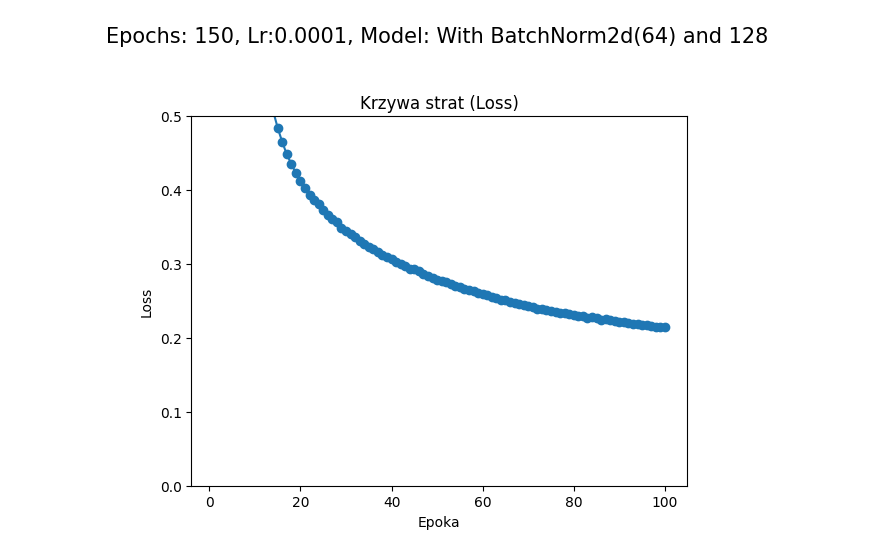
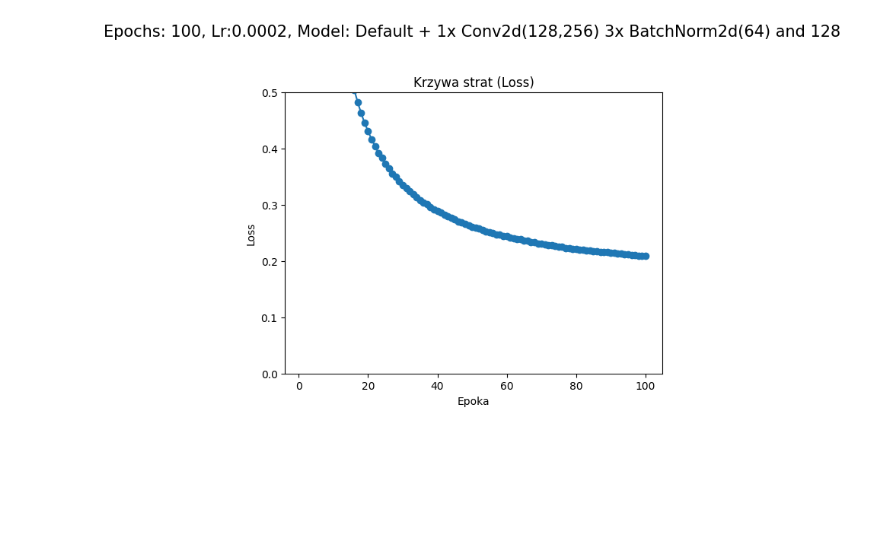
Before and after one commit to Inexpli/Pufferfish, a Jupyter notebook: charts/read_chart.ipynb, the cells around one changed output. Saved outputs shown, nothing was run; the diff lists cells and outputs as text; code cells hidden in the pictures; blank space fills up the shorter version.

```diff
--- a/charts/read_chart.ipynb
+++ b/charts/read_chart.ipynb
@@ -1,21 +1,27 @@
 # %%
 import pandas as pd
 import matplotlib.pyplot as plt
 
+path = "../charts/cn2_bn2_lr2.csv"
+
 # Odczyt opisu z komentarza
-with open("../charts/cn2_bn2.csv", "r") as f:
+with open(path, "r") as f:
     first_line = f.readline()
     description = first_line.strip("#").strip()
 
 # Odczyt danych pomijając komentarz
-df = pd.read_csv("../charts/cn2_bn2.csv", comment="#")
+df = pd.read_csv(path, comment="#")
 
-plt.plot(df["epoch"], df["loss"], marker="o")
+try:
+    plt.plot(df["epoch"], df["loss"], marker="o")
+except KeyError:
+    plt.plot(df["epoch"], df["train_loss"], marker="o")
+
 plt.ylim(0, 0.5)
 plt.xlabel("Epoka")
 plt.ylabel("Loss")
 plt.title("Krzywa strat (Loss)")
 plt.text(df["epoch"].max()/2, 0.6, description, ha="center", fontsize=15)
 plt.show()
 # %% [output]
-[figure, old version]
+[figure, new version]
```
